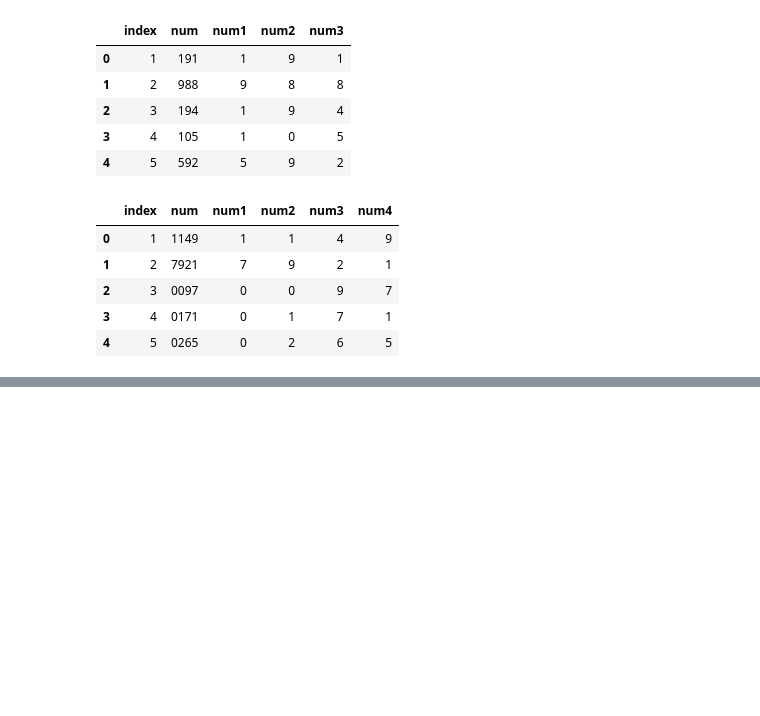
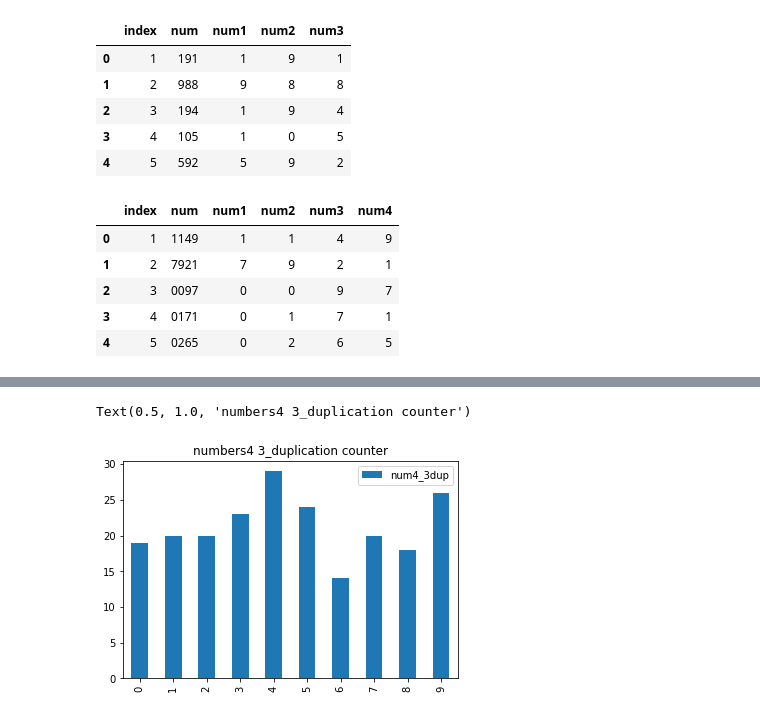
Before and after one commit to shibata-kento/numbers34, a Jupyter notebook: numbers_data.ipynb, the cells around one changed output, grey strips where cells are left out. Drawn from its saved outputs; the diff is of its cells as text; code cells hidden in the pictures; blank space fills up the shorter version.

```diff
--- a/numbers_data.ipynb
+++ b/numbers_data.ipynb
@@ -170,0 +295,3 @@ counter4_all
+# %%
+num4dup3 = pd.DataFrame(num4_3dup, index=['0','1','2','3','4','5','6','7','8','9'], columns=['num4_3dup'])
+num4dup3
@@ -170,0 +310,6 @@ counter4_all
+# %%
+num4dup3.plot.bar()
+plt.title('numbers4 3_duplication counter')
+# %% [output]
+Text(0.5, 1.0, 'numbers4 3_duplication counter')
+[figure, added]
```
Also changed, not shown: parts of 19 cells of this notebook.
